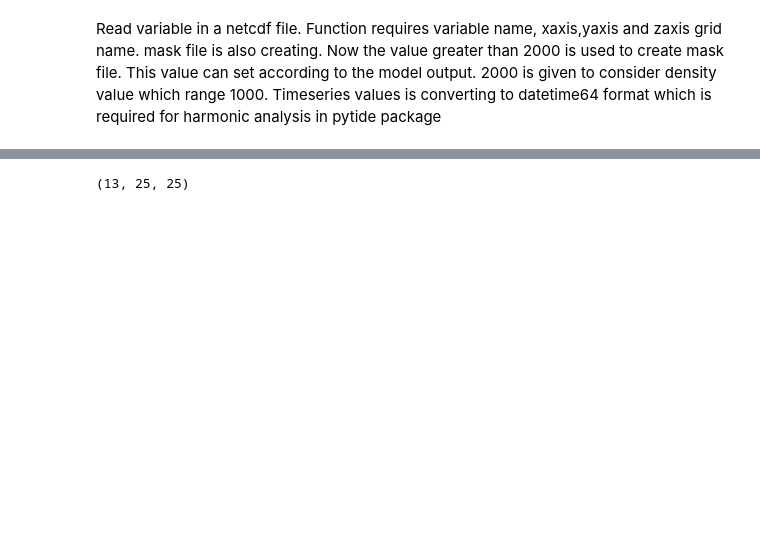
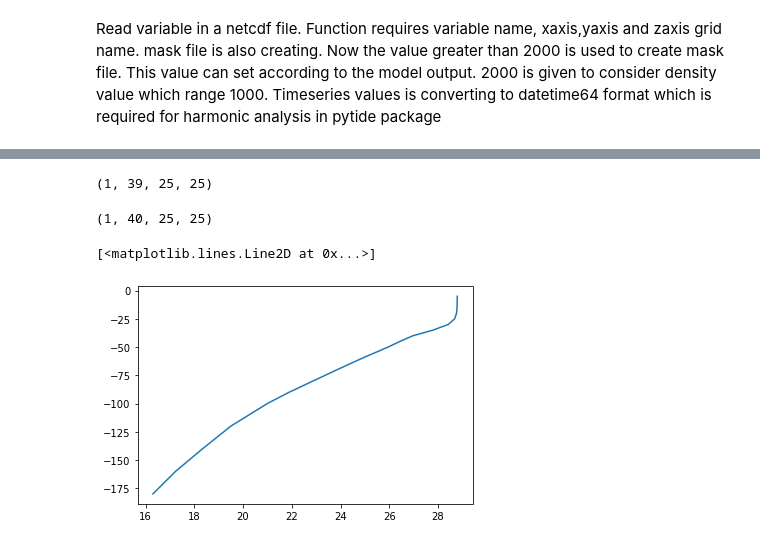
Before and after one commit to subeeshmp/codes, a Jupyter notebook: Harmonic_analysis_parallel.ipynb, the cells around one changed output, grey strips where cells are left out. Saved outputs shown, nothing was run; the diff lists cells and outputs as text; code cells hidden in the pictures; blank space fills up the shorter version.

```diff
--- a/Harmonic_analysis_parallel.ipynb
+++ b/Harmonic_analysis_parallel.ipynb
@@ -162,7 +191,19 @@ def bv_frequency(salt,temp,depth,mask):
+# %%
+def isopycnal_displacement(nsq,density,density_tmean,density_zmean,mask,xsize,ysize,zsize,tsize):
+    #eta_isopycnal= (9.8 * (density-density_tmean.reshape(1,zsize,ysize,xsize))/
+    #            (density_zmean.reshape(1,1,ysize,xsize)))/(np.nanmean(nsq,axis=0))
+
+    dens_at_nsq=density[:,1:,:,:]
+    denstmean_at_nsq=density_tmean[1:,:,:]
+
+    eta_isopycnal= (9.8 * (dens_at_nsq-denstmean_at_nsq.reshape(1,zsize-1,ysize,xsize))/
+                (density_zmean.reshape(1,1,ysize,xsize)))/(np.nanmean(nsq,axis=0))
+
+    return eta_isopycnal
 # %%
 if __name__ == '__main__':
 
-    ### User defined NETCDF variable and axis names
+    ### User defined NETCDF variable and axis names  This part is for U, V, and ZETA
     var_name ='U'
     var_tname='TIME'
     var_xname='LON_RHO385_409'
@@ -175,20 +216,20 @@ if __name__ == '__main__':
     ##
     #mask=1
 
+    processor_number=20
 
-    eta,mask,time,lon,lat,depth,xsize,ysize,zsize=read_netcdf(var_name,var_tname,var_xname,var_yname,var_zname)
+
+    eta,mask,time,lon,lat,depth,xsize,ysize,zsize,tsize=read_netcdf(var_name,var_tname,var_xname,var_yname,var_zname)
 
 
     f,v0u=nodal_modulations(wave_table,time)
 
 
-    analysis=parallel(var_name,mask,xsize,ysize,zsize,eta,f,v0u,wave_table)
+    analysis=parallel(var_name,eta,mask,xsize,ysize,zsize,eta,f,v0u,wave_table,processor_number)
 
-    amp=np.absolute (np.reshape(np.array(analysis), (zsize,xsize,ysize)))
+    amp=np.absolute (np.reshape(np.array(analysis), (zsize,ysize,xsize)))
 
-    pha=np.angle (np.reshape(np.array(analysis), (zsize,xsize,ysize)),deg=True)
-
-
+    pha=np.angle (np.reshape(np.array(analysis), (zsize,ysize,xsize)),deg=True)
 
     out=create_netcdf(var_name,lon,lat,depth,amp,pha)
 
@@ -197,9 +238,16 @@ if __name__ == '__main__':
     create_netcdf_timeseries(wave_table,var_name,lon,lat,depth,time,tide)
 # %%
 
-    u_mean=vertical_average(tide,depth,mask,xsize,ysize)
+if __name__ == '__main__':
+
+    density,density_tmean,temp_tmean,salt_tmean=density_calculate("TEMP","SALT","DEPTH","TIME",xsize,ysize,zsize)
+
+    density_zmean=vertical_average(density_tmean,depth,mask,xsize,ysize)
+
+    ttsize=1
+    nsq=np.reshape(np.array(parallel_n2(salt_tmean,temp_tmean,abs(depth),mask,xsize,ysize,ttsize,processor_number)),(ttsize,zsize-1,ysize,xsize))
+
+    print(nsq.shape)
+    eta_isopycnal=isopycnal_displacement(nsq,density,density_tmean,density_zmean,mask,xsize,ysize,zsize,tsize)
+# %% [output]
+(1, 39, 25, 25)
-# %%
-##### Isopycnal displacement
-print(u_mean.shape)
-# %% [output]
-(13, 25, 25)
@@ -205,0 +271,9 @@ print(u_mean.shape)
+# %%
+#plt.plot(temp_tmean[0,:,0,0],-1*depth)
+#plt.plot(eta_isopycnal[0,:,19,19],-1*depth[1:])
+print(temp_tmean.shape)
+plt.plot(temp_tmean[0,:,19,19][1:20],-1*depth[:][1:20])
+# %% [output]
+(1, 40, 25, 25)
+[<matplotlib.lines.Line2D at 0x...>]
+[figure, added]
```
Also changed, not shown: parts of 16 cells of this notebook.
